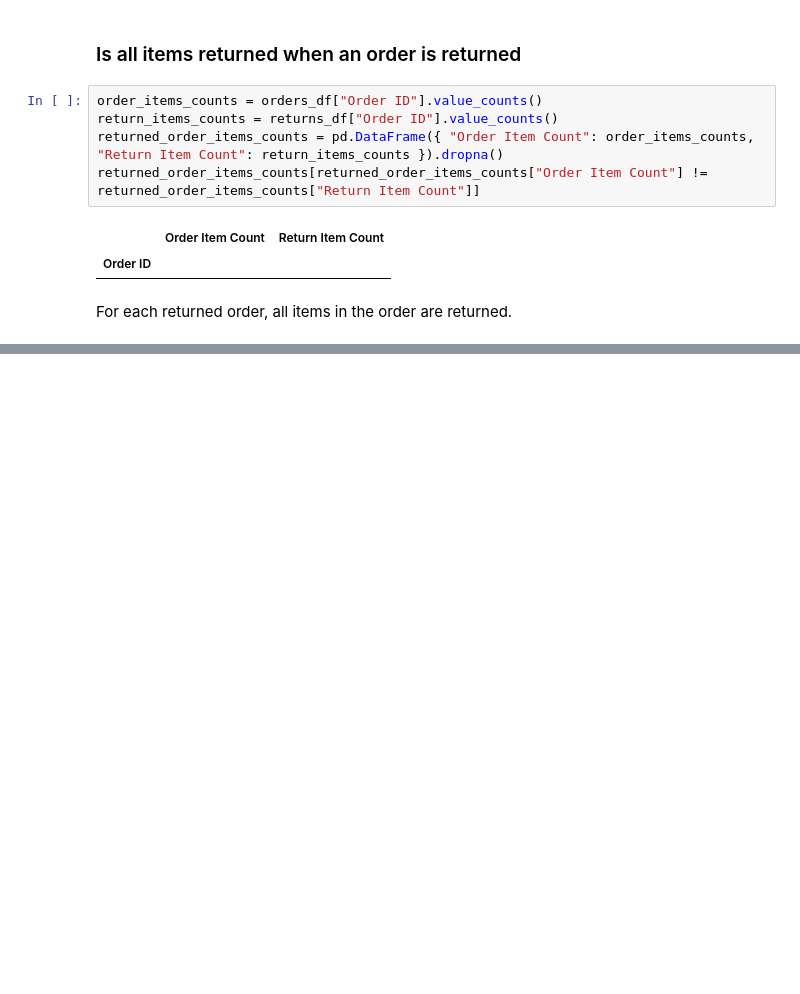
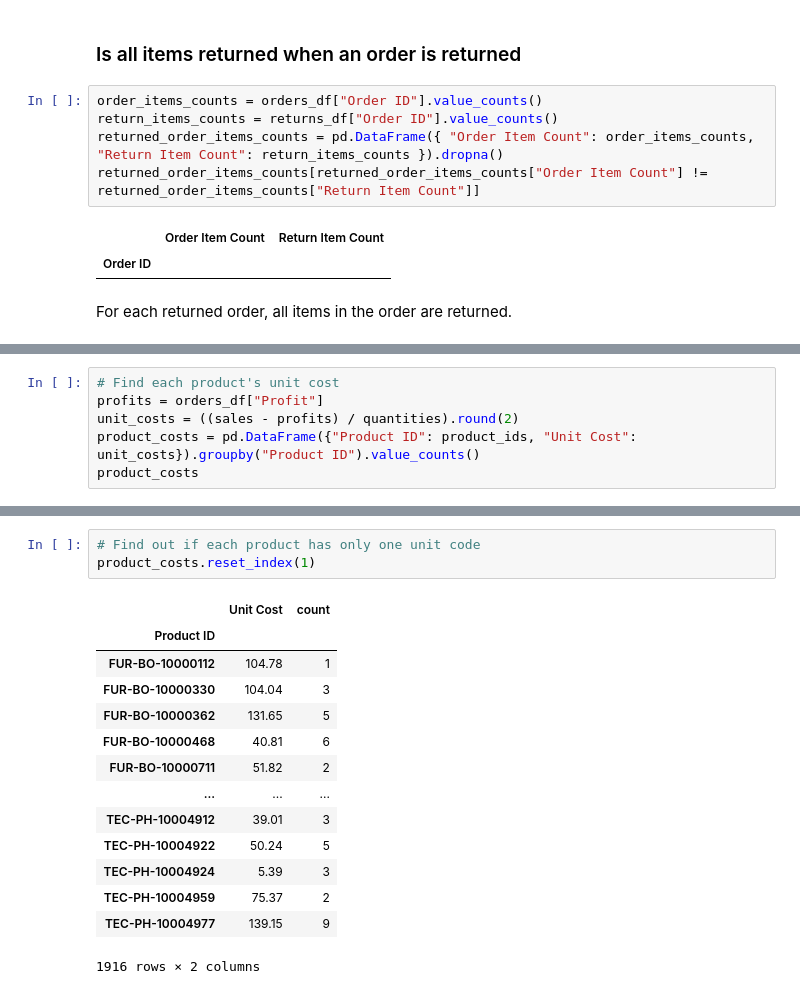
Before and after one commit to frogcoder/GBC_Fund_Data_Management, a Jupyter notebook: data_management_exercise1.ipynb, the cells around one changed output, grey strips where cells are left out. Drawn from its saved outputs; the diff is of its cells as text; blank space fills up the shorter version.

```diff
--- a/data_management_exercise1.ipynb
+++ b/data_management_exercise1.ipynb
@@ -300,0 +334,6 @@ dtype: float64
+# %%
+# Find each product's unit cost
+profits = orders_df["Profit"]
+unit_costs = ((sales - profits) / quantities).round(2)
+product_costs = pd.DataFrame({"Product ID": product_ids, "Unit Cost": unit_costs}).groupby("Product ID").value_counts()
+product_costs
@@ -300,0 +354,18 @@ dtype: float64
+# %%
+# Find out if each product has only one unit code
+product_costs.reset_index(1)
+# %% [output]
+|  | Unit Cost | count |
+| Product ID |  |  |
+| FUR-BO-10000112 | 104.78 | 1 |
+| FUR-BO-10000330 | 104.04 | 3 |
+| FUR-BO-10000362 | 131.65 | 5 |
+| FUR-BO-10000468 | 40.81 | 6 |
+| FUR-BO-10000711 | 51.82 | 2 |
+| ... | ... | ... |
+| TEC-PH-10004912 | 39.01 | 3 |
+| TEC-PH-10004922 | 50.24 | 5 |
+| TEC-PH-10004924 | 5.39 | 3 |
+| TEC-PH-10004959 | 75.37 | 2 |
+| TEC-PH-10004977 | 139.15 | 9 |
+1916 rows × 2 columns
```
Also changed, not shown: parts of 7 cells of this notebook.
